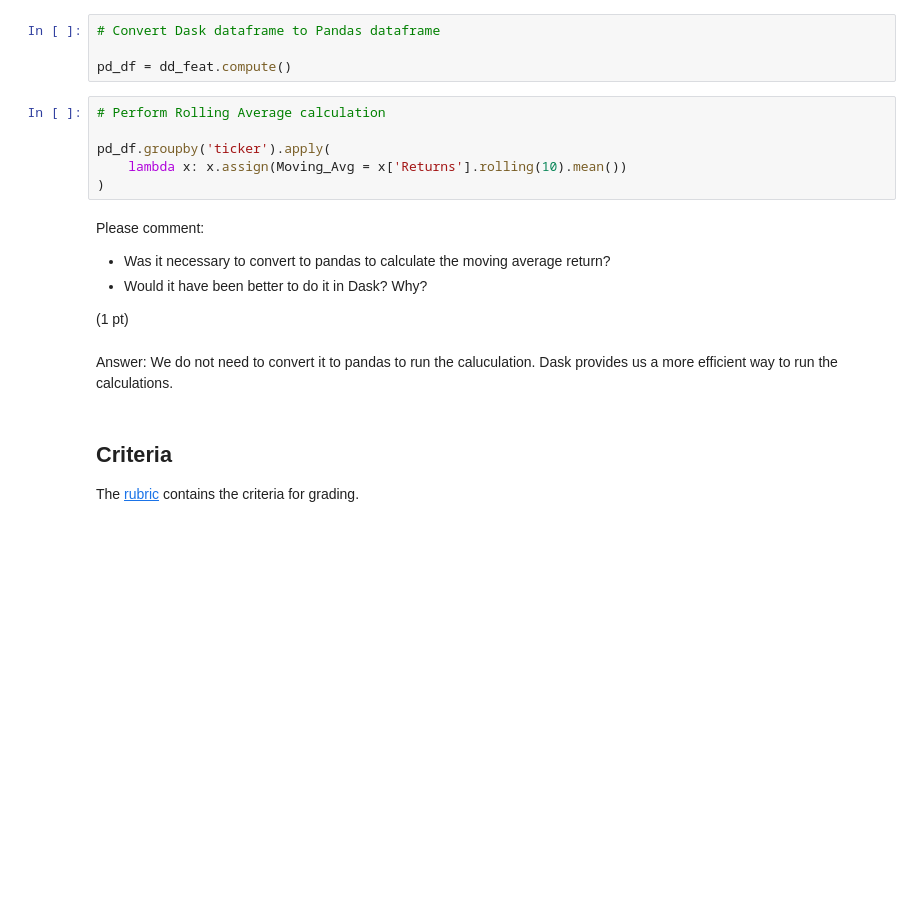
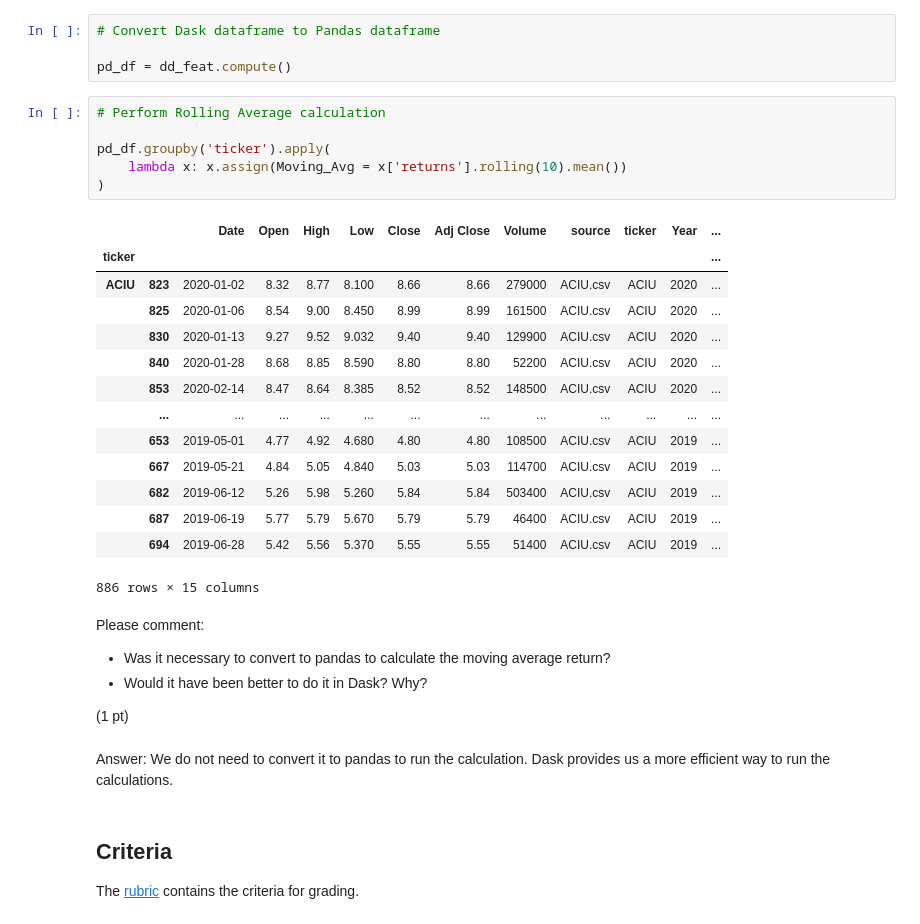
Before and after one commit to andreaholstein/production, a Jupyter notebook: 02_activities/assignments/assignment_1.ipynb, the cells around one changed output. Saved outputs shown, nothing was run; the diff lists cells and outputs as text; blank space fills up the shorter version.

```diff
--- a/02_activities/assignments/assignment_1.ipynb
+++ b/02_activities/assignments/assignment_1.ipynb
@@ -127,9 +139,24 @@ pd_df = dd_feat.compute()
 # %%
 # Perform Rolling Average calculation
 
 pd_df.groupby('ticker').apply(
-    lambda x: x.assign(Moving_Avg = x['Returns'].rolling(10).mean())
+    lambda x: x.assign(Moving_Avg = x['returns'].rolling(10).mean())
 )
+# %% [output]
+|  |  | Date | Open | High | Low | Close | Adj Close | Volume | source | ticker | Year | ... |
+| ticker |  |  |  |  |  |  |  |  |  |  |  | ... |
+| ACIU | 823 | 2020-01-02 | 8.32 | 8.77 | 8.100 | 8.66 | 8.66 | 279000 | ACIU.csv | ACIU | 2020 | ... |
+|  | 825 | 2020-01-06 | 8.54 | 9.00 | 8.450 | 8.99 | 8.99 | 161500 | ACIU.csv | ACIU | 2020 | ... |
+|  | 830 | 2020-01-13 | 9.27 | 9.52 | 9.032 | 9.40 | 9.40 | 129900 | ACIU.csv | ACIU | 2020 | ... |
+|  | 840 | 2020-01-28 | 8.68 | 8.85 | 8.590 | 8.80 | 8.80 | 52200 | ACIU.csv | ACIU | 2020 | ... |
+|  | 853 | 2020-02-14 | 8.47 | 8.64 | 8.385 | 8.52 | 8.52 | 148500 | ACIU.csv | ACIU | 2020 | ... |
+|  | ... | ... | ... | ... | ... | ... | ... | ... | ... | ... | ... | ... |
+|  | 653 | 2019-05-01 | 4.77 | 4.92 | 4.680 | 4.80 | 4.80 | 108500 | ACIU.csv | ACIU | 2019 | ... |
+|  | 667 | 2019-05-21 | 4.84 | 5.05 | 4.840 | 5.03 | 5.03 | 114700 | ACIU.csv | ACIU | 2019 | ... |
+|  | 682 | 2019-06-12 | 5.26 | 5.98 | 5.260 | 5.84 | 5.84 | 503400 | ACIU.csv | ACIU | 2019 | ... |
+|  | 687 | 2019-06-19 | 5.77 | 5.79 | 5.670 | 5.79 | 5.79 | 46400 | ACIU.csv | ACIU | 2019 | ... |
+|  | 694 | 2019-06-28 | 5.42 | 5.56 | 5.370 | 5.55 | 5.55 | 51400 | ACIU.csv | ACIU | 2019 | ... |
+886 rows × 15 columns
 # %% [markdown]
 Please comment:
 
@@ -138,7 +165,7 @@ Please comment:
 
 (1 pt)
 # %% [markdown]
-Answer: We do not need to convert it to pandas to run the caluculation. Dask provides us a more efficient way to run the calculations.
+Answer: We do not need to convert it to pandas to run the calculation. Dask provides us a more efficient way to run the calculations.
 # %% [markdown]
 ## Criteria
 
```
Also changed, not shown: parts of 8 cells of this notebook.
